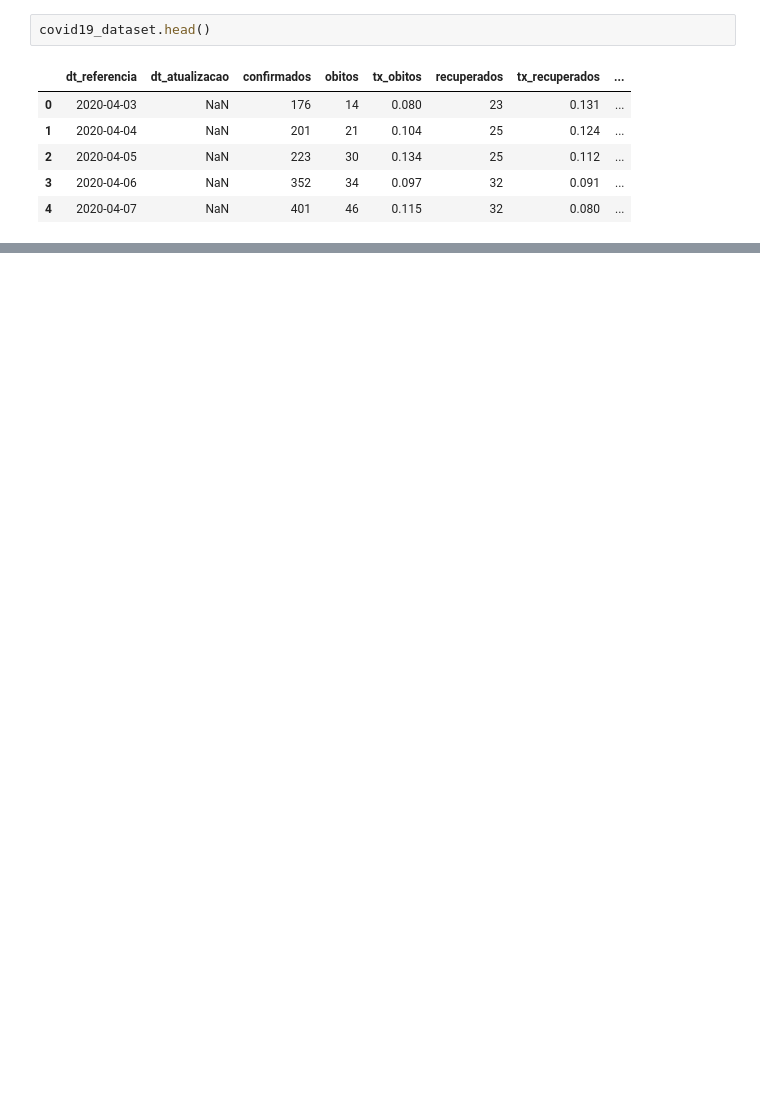
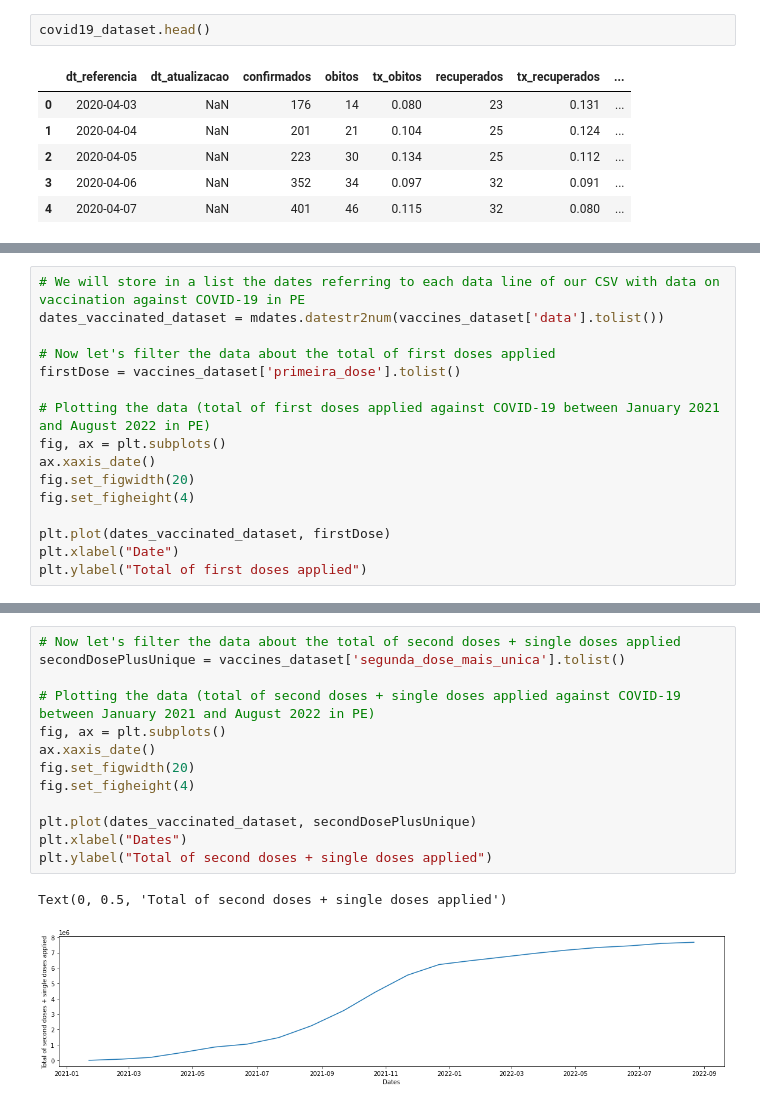
Before and after one commit to SarahLMelo/Covid19VaccineAnalysis, a Jupyter notebook: Primeira Parte (P1)/P1.ipynb, the cells around one changed output, grey strips where cells are left out. Cells and saved outputs as stored; diff of their text form; blank space fills up the shorter version.

```diff
--- a/Primeira Parte (P1)/P1.ipynb
+++ b/Primeira Parte (P1)/P1.ipynb
@@ -305,0 +256,16 @@ plt.legend()
+# %%
+# We will store in a list the dates referring to each data line of our CSV with data on vaccination against COVID-19 in PE
+dates_vaccinated_dataset = mdates.datestr2num(vaccines_dataset['data'].tolist())
+
+# Now let's filter the data about the total of first doses applied
+firstDose = vaccines_dataset['primeira_dose'].tolist()
+
+# Plotting the data (total of first doses applied against COVID-19 between January 2021 and August 2022 in PE)
+fig, ax = plt.subplots()
+ax.xaxis_date()
+fig.set_figwidth(20)
+fig.set_figheight(4)
+
+plt.plot(dates_vaccinated_dataset, firstDose)
+plt.xlabel("Date")
+plt.ylabel("Total of first doses applied")
@@ -305,0 +275,16 @@ plt.legend()
+# %%
+# Now let's filter the data about the total of second doses + single doses applied
+secondDosePlusUnique = vaccines_dataset['segunda_dose_mais_unica'].tolist()
+
+# Plotting the data (total of second doses + single doses applied against COVID-19 between January 2021 and August 2022 in PE)
+fig, ax = plt.subplots()
+ax.xaxis_date()
+fig.set_figwidth(20)
+fig.set_figheight(4)
+
+plt.plot(dates_vaccinated_dataset, secondDosePlusUnique)
+plt.xlabel("Dates")
+plt.ylabel("Total of second doses + single doses applied")
+# %% [output]
+Text(0, 0.5, 'Total of second doses + single doses applied')
+[figure, added]
```
Also changed, not shown: parts of 69 cells of this notebook.
